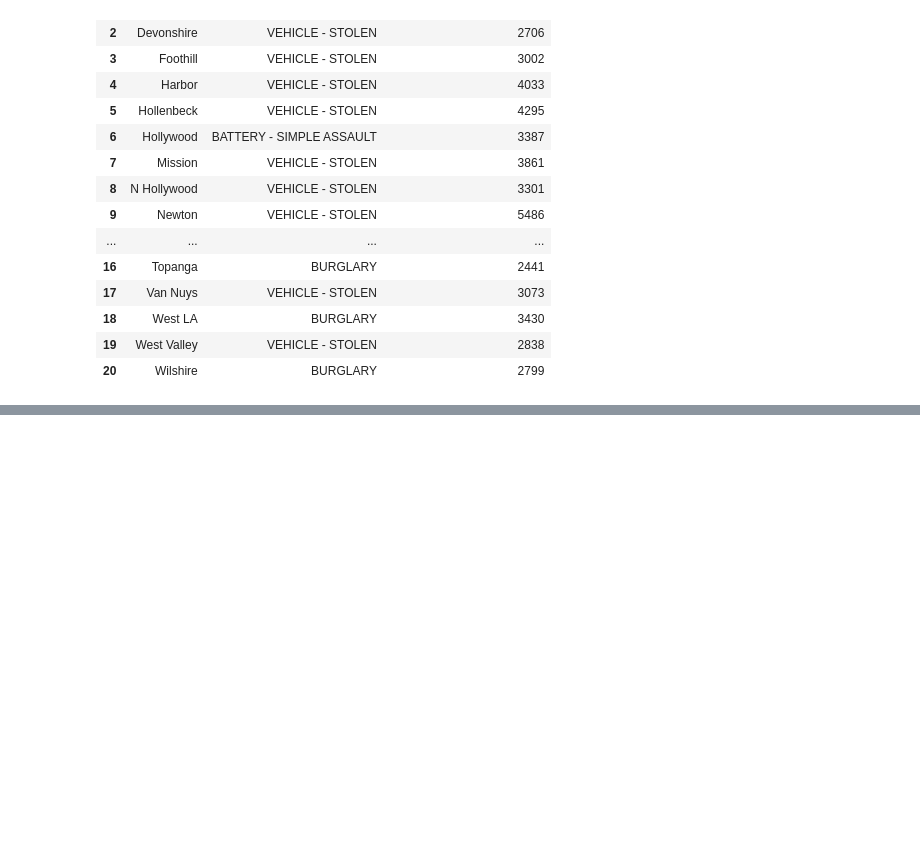
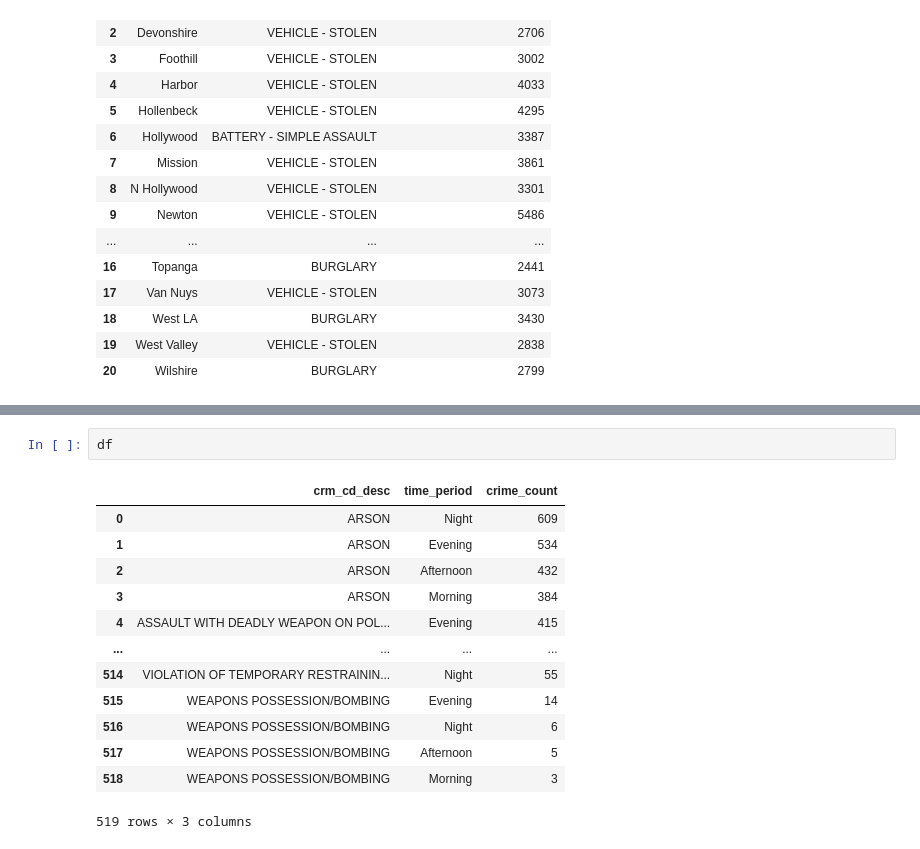
Before and after one commit to niranjanblank/LACrimeDataAnalysis, a Jupyter notebook: visualizations.ipynb, the cells around one changed output, grey strips where cells are left out. Saved outputs shown, nothing was run; the diff lists cells and outputs as text; blank space fills up the shorter version.

```diff
--- a/visualizations.ipynb
+++ b/visualizations.ipynb
@@ -63,0 +96,16 @@ df
+# %%
+df
+# %% [output]
+|  | crm_cd_desc | time_period | crime_count |
+| 0 | ARSON | Night | 609 |
+| 1 | ARSON | Evening | 534 |
+| 2 | ARSON | Afternoon | 432 |
+| 3 | ARSON | Morning | 384 |
+| 4 | ASSAULT WITH DEADLY WEAPON ON POL... | Evening | 415 |
+| ... | ... | ... | ... |
+| 514 | VIOLATION OF TEMPORARY RESTRAININ... | Night | 55 |
+| 515 | WEAPONS POSSESSION/BOMBING | Evening | 14 |
+| 516 | WEAPONS POSSESSION/BOMBING | Night | 6 |
+| 517 | WEAPONS POSSESSION/BOMBING | Afternoon | 5 |
+| 518 | WEAPONS POSSESSION/BOMBING | Morning | 3 |
+519 rows × 3 columns
```
Also changed, not shown: parts of 5 cells of this notebook.
